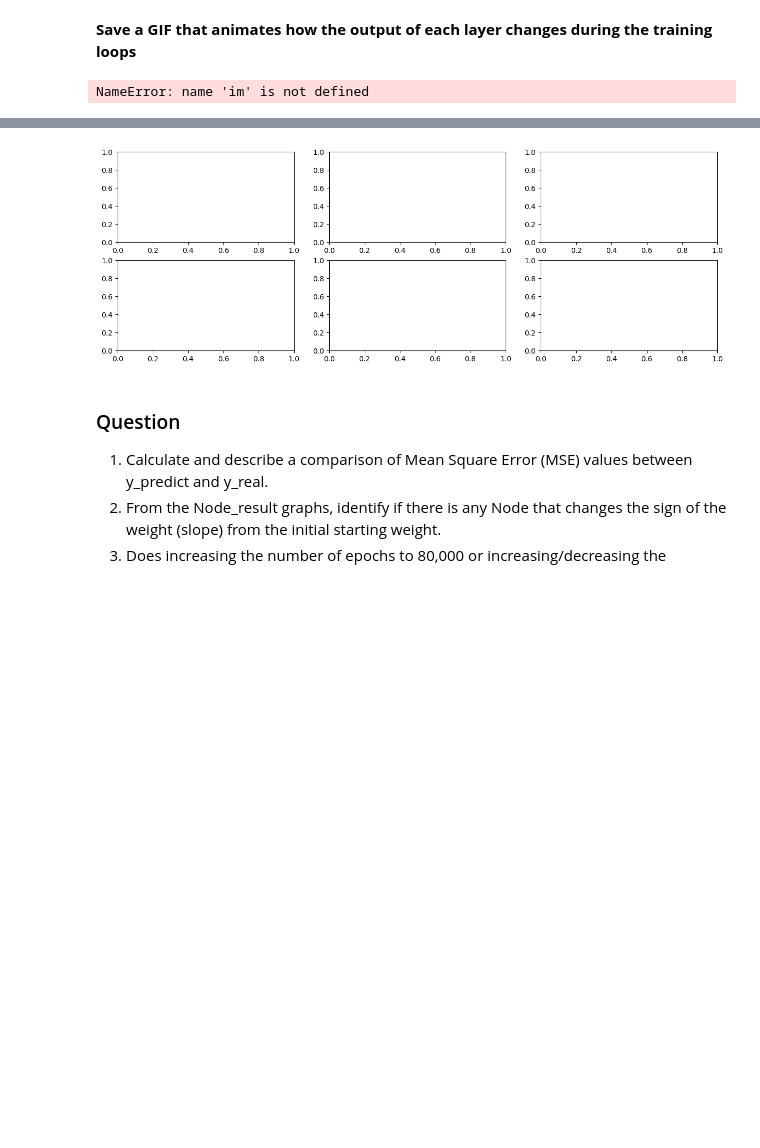
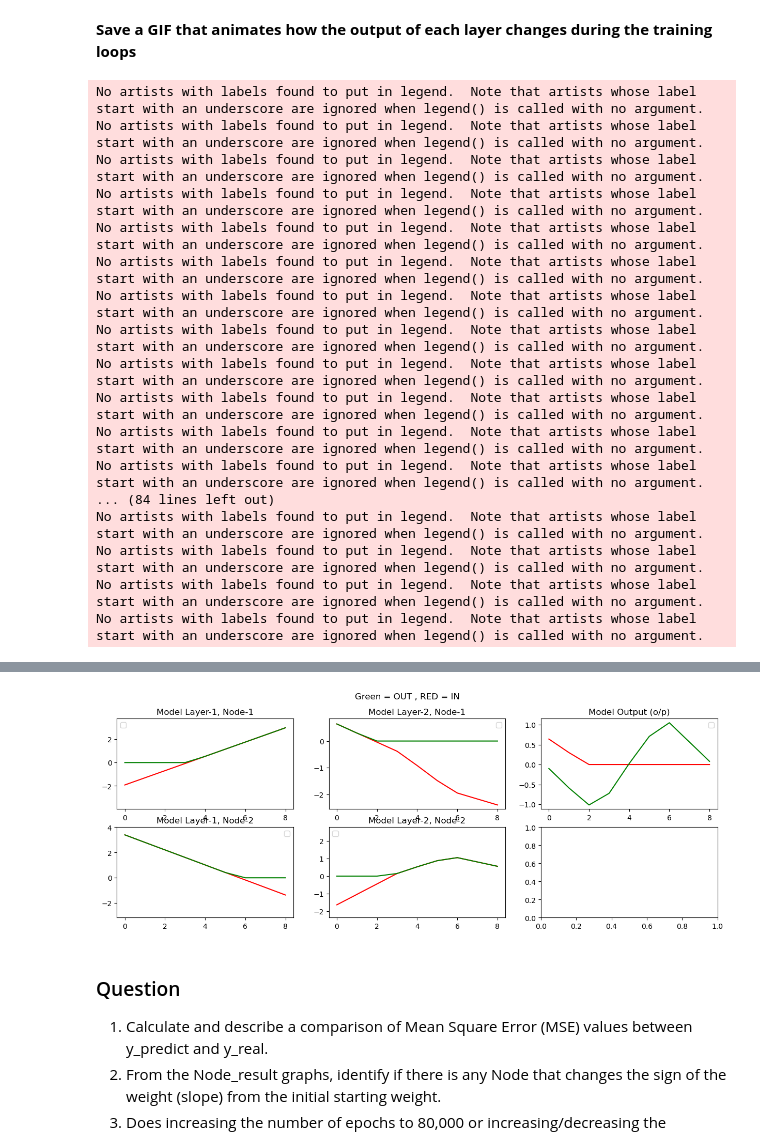
Before and after one commit to MrYellowSock/CE_MACHINE_LEARNING, a Jupyter notebook: Lab4/Lab4-2_MLP.ipynb, the cells around one changed output, grey strips where cells are left out. Saved outputs shown, nothing was run; the diff lists cells and outputs as text; code cells hidden in the pictures; blank space fills up the shorter version.

```diff
--- a/Lab4/Lab4-2_MLP.ipynb
+++ b/Lab4/Lab4-2_MLP.ipynb
@@ -204,15 +212,15 @@ num_epochs = 10000
 log_interval = 500
 frame = []
 lastout = None
-outputs = defaultdict(list)
 for epoch in range(num_epochs):
 
     in_fc1, fc1_x, in_fc2, fc2_x, out = mlp(dataset_tensor[:, 0].unsqueeze(1))
-    outputs['in_fc1'].append(in_fc1.detach().numpy())
-    outputs['fc1_x'].append(fc1_x.detach().numpy())
-    outputs['in_fc2'].append(in_fc2.detach().numpy())
-    outputs['fc2_x'].append(fc2_x.detach().numpy())
-    outputs['out'].append(out.detach().numpy())
+    outputs = {}
+    outputs['in_fc1'] =in_fc1.detach().numpy()
+    outputs['fc1_x'] =fc1_x.detach().numpy()
+    outputs['in_fc2'] =in_fc2.detach().numpy()
+    outputs['fc2_x'] =fc2_x.detach().numpy()
+    outputs['out'] =out.detach().numpy()
 
     loss = criterion(input=out, target=dataset_tensor[:, 1].unsqueeze(1))
 
@@ -290,18 +298,36 @@ tensor([[-0.0996],
 from IPython.display import HTML
 import matplotlib.animation as animation
 fig, axs = plt.subplots(2, 3, figsize=(15, 5))
+fig.suptitle('Green = OUT , RED = IN')  # Add this line to set the title
 ims = []
 
 for f in frame:
-
-
+    # Clear the axes
+    im = plotlayers(f,fig,axs)
     ims.append(im)
 
-ani = animation.ArtistAnimation(fig, ims, interval=300, blit=True)
+ani = animation.ArtistAnimation(fig, ims, interval=200, blit=True)
 ani_js = ani.to_jshtml()
 
 HTML(ani_js)
 
+
 ### END CODE HERE ###
 # %% [output]
-NameError: name 'im' is not defined
+No artists with labels found to put in legend.  Note that artists whose label start with an underscore are ignored when legend() is called with no argument.
+No artists with labels found to put in legend.  Note that artists whose label start with an underscore are ignored when legend() is called with no argument.
+No artists with labels found to put in legend.  Note that artists whose label start with an underscore are ignored when legend() is called with no argument.
+No artists with labels found to put in legend.  Note that artists whose label start with an underscore are ignored when legend() is called with no argument.
+No artists with labels found to put in legend.  Note that artists whose label start with an underscore are ignored when legend() is called with no argument.
+No artists with labels found to put in legend.  Note that artists whose label start with an underscore are ignored when legend() is called with no argument.
+No artists with labels found to put in legend.  Note that artists whose label start with an underscore are ignored when legend() is called with no argument.
+No artists with labels found to put in legend.  Note that artists whose label start with an underscore are ignored when legend() is called with no argument.
+No artists with labels found to put in legend.  Note that artists whose label start with an underscore are ignored when legend() is called with no argument.
+No artists with labels found to put in legend.  Note that artists whose label start with an underscore are ignored when legend() is called with no argument.
+No artists with labels found to put in legend.  Note that artists whose label start with an underscore are ignored when legend() is called with no argument.
+No artists with labels found to put in legend.  Note that artists whose label start with an underscore are ignored when legend() is called with no argument.
+... (84 lines left out)
+No artists with labels found to put in legend.  Note that artists whose label start with an underscore are ignored when legend() is called with no argument.
+No artists with labels found to put in legend.  Note that artists whose label start with an underscore are ignored when legend() is called with no argument.
+No artists with labels found to put in legend.  Note that artists whose label start with an underscore are ignored when legend() is called with no argument.
+No artists with labels found to put in legend.  Note that artists whose label start with an underscore are ignored when legend() is called with no argument.
@@ -308,4 +335,4 @@ NameError: name 'im' is not defined
-[figure, old version]
+[figure, new version]
 # %% [markdown]
 ### Question
 1. Calculate and describe a comparison of Mean Square Error (MSE) values between y_predict and y_real.
```
Also changed, not shown: parts of 2 cells of this notebook.
